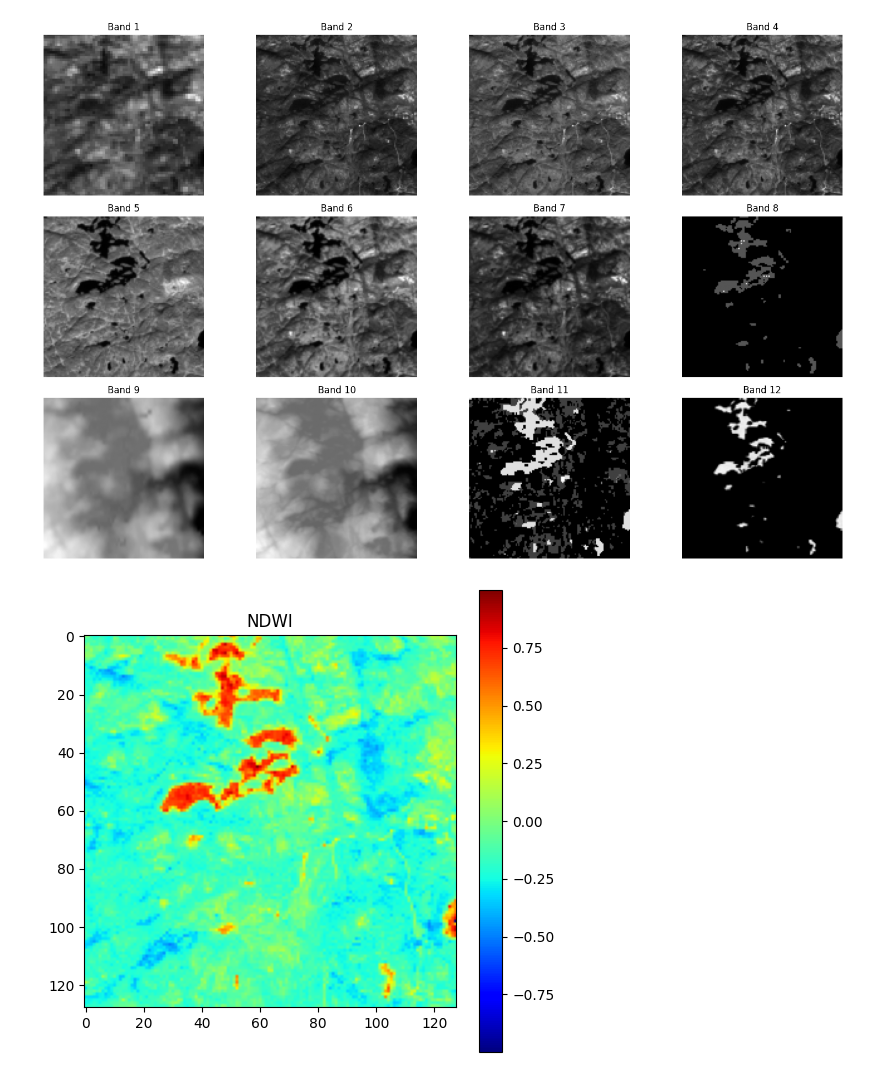
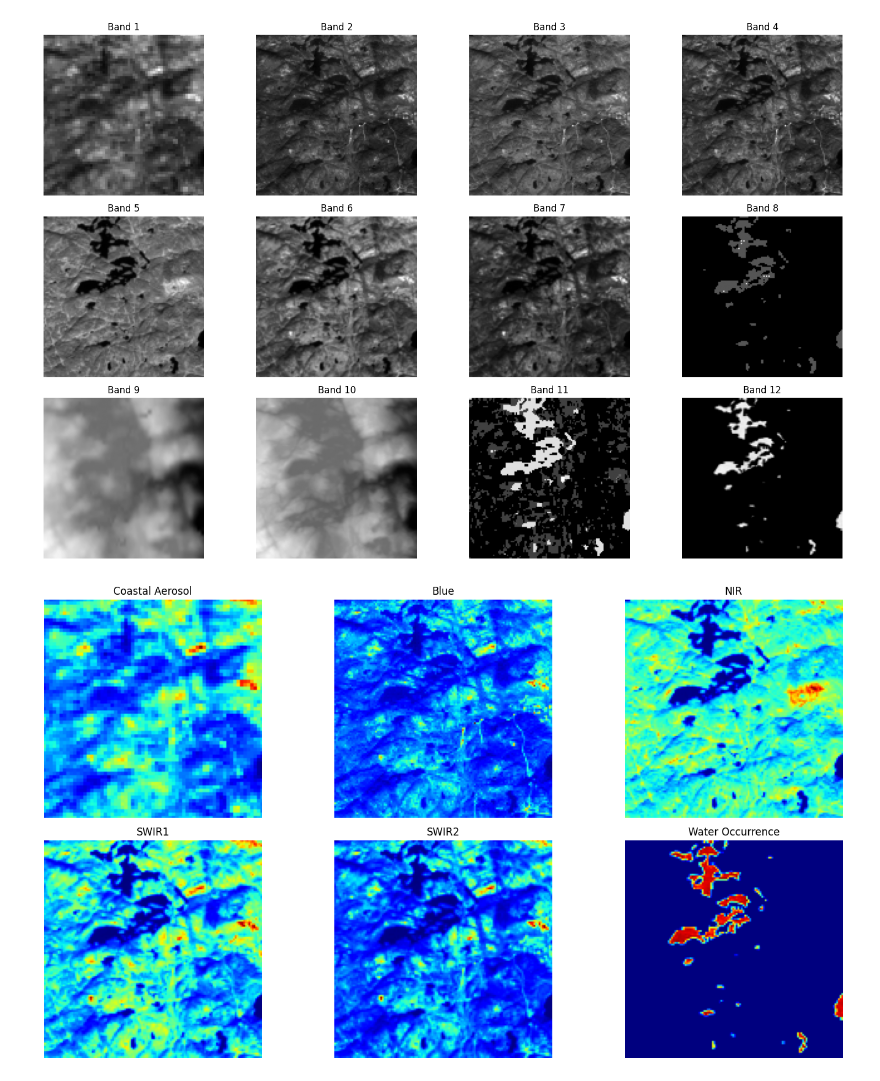
Before and after one commit to Seifkassab20/-Water-Segmentation-using-Multispectral-and-optical-Data, a Jupyter notebook: Segmentation.ipynb, the cells around one changed output. Saved outputs shown, nothing was run; the diff lists cells and outputs as text; code cells hidden in the pictures.

```diff
--- a/Segmentation.ipynb
+++ b/Segmentation.ipynb
@@ -63,17 +57,4 @@ plt.tight_layout()
 plt.show()
 # %% [output]
 [figure]
-# %%
-green = sample_image[:,:,2]
-nir = sample_image[:,:,4]
-
-ndwi = (green - nir) / (green + nir + 1e-6)
-
-plt.figure(figsize=(6,6))
-plt.imshow(ndwi, cmap='jet')
-plt.title("NDWI")
-plt.colorbar()
-plt.show()
-# %% [output]
-[figure, removed]
 # %%
@@ -140,2 +103,24 @@ class WaterDataset(Dataset):
 
         return image, mask
+# %%
+plt.figure(figsize=(15,8))
+
+band_names = [
+    "Coastal Aerosol",
+    "Blue",
+    "NIR",
+    "SWIR1",
+    "SWIR2",
+    "Water Occurrence"
+]
+
+for i in range(6):
+    plt.subplot(2,3,i+1)
+    plt.imshow(sample_image[:,:,selected_bands[i]], cmap='jet')
+    plt.title(band_names[i])
+    plt.axis('off')
+
+plt.tight_layout()
+plt.show()
+# %% [output]
+[figure, added]
```
Also changed, not shown: parts of 8 cells of this notebook.
